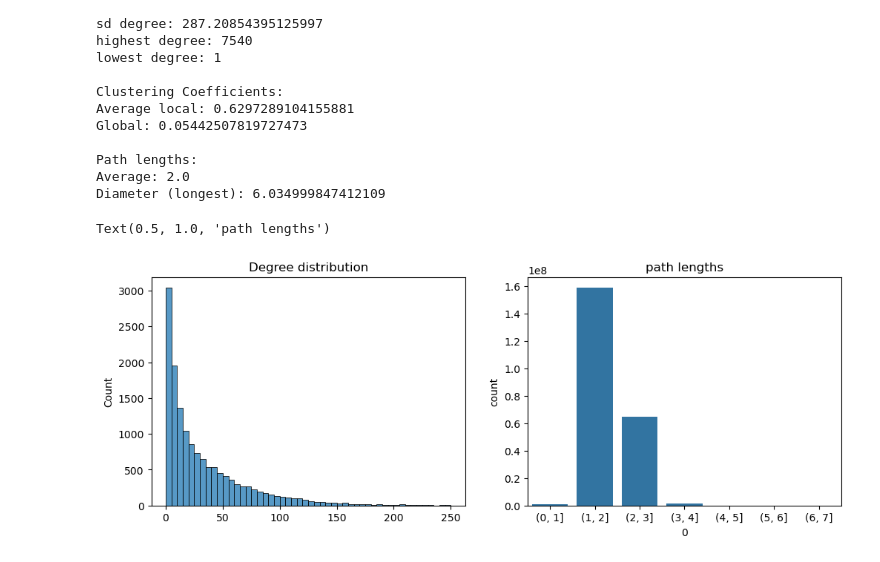
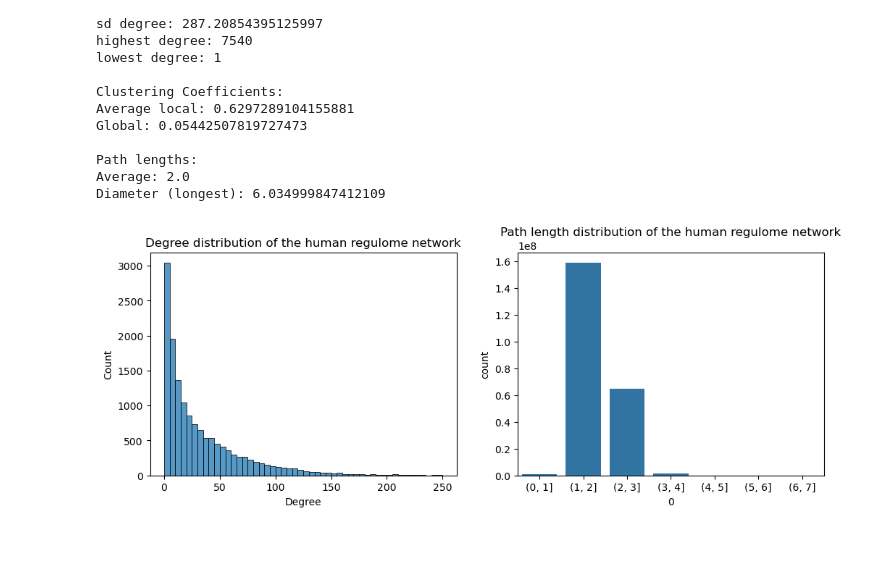
Before and after one commit to ViHoller/regulomeClustering, a Jupyter notebook: regulome_network_stats.ipynb, the cells around one changed output. Cells and saved outputs as stored; diff of their text form; code cells hidden in the pictures.

```diff
--- a/regulome_network_stats.ipynb
+++ b/regulome_network_stats.ipynb
@@ -8,7 +8,7 @@ from statistics import mean, median, stdev
 from matplotlib.pyplot import subplots
 import itertools
 # %%
-regulome_network_edges = pd.read_csv('./files/human_regulome.gz', compression='infer')
+regulome_network_edges = pd.read_csv('./files/human_regulome_pd.gz', compression='infer')
 # Create network objeect in iGraph
 regulome_network_graph = ig.Graph.DataFrame(regulome_network_edges, directed=True, use_vids = False)
 # %% [markdown]
@@ -92,16 +92,19 @@ Average: 2.0
 Diameter (longest): 6.034999847412109
 # %%
 fig, axes = subplots(1,2, figsize=(12,4))
-sns.histplot(degree_distr, binwidth=5,
+subp1 = sns.histplot(degree_distr, binwidth=5,
             binrange=(0,250),
-            ax=axes[0]).set_title("Degree distribution") # power distribution
+            ax=axes[0]) # power distribution
+subp1.set_title("Degree distribution of the human regulome network")
+subp1.set_xlabel("Degree")
 
 path_length_bins = pd.cut(path_lengths_df[0], bins=range(0,8)).value_counts()
-sns.barplot(path_length_bins,
-             ax=axes[1]).set_title("path lengths")
+subp2 = sns.barplot(path_length_bins,
+             ax=axes[1])
+subp2.set_title("Path length distribution of the human regulome network")
+fig.savefig('fig.png')
 # %% [output]
-Text(0.5, 1.0, 'path lengths')
-[figure, old version]
+[figure, new version]
 # %%
 # visualize small portion of network for protein P20226
 
```
Also changed, not shown: 4 other files.
